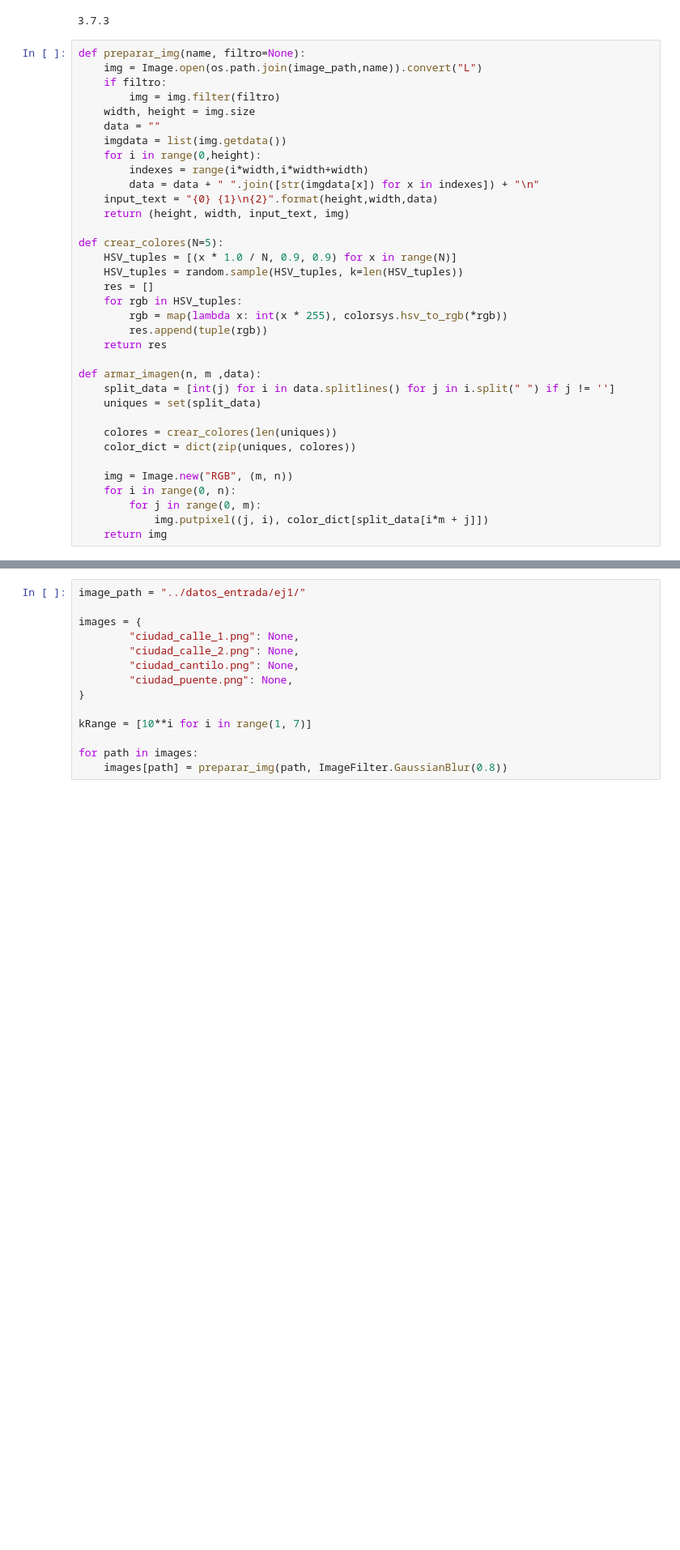
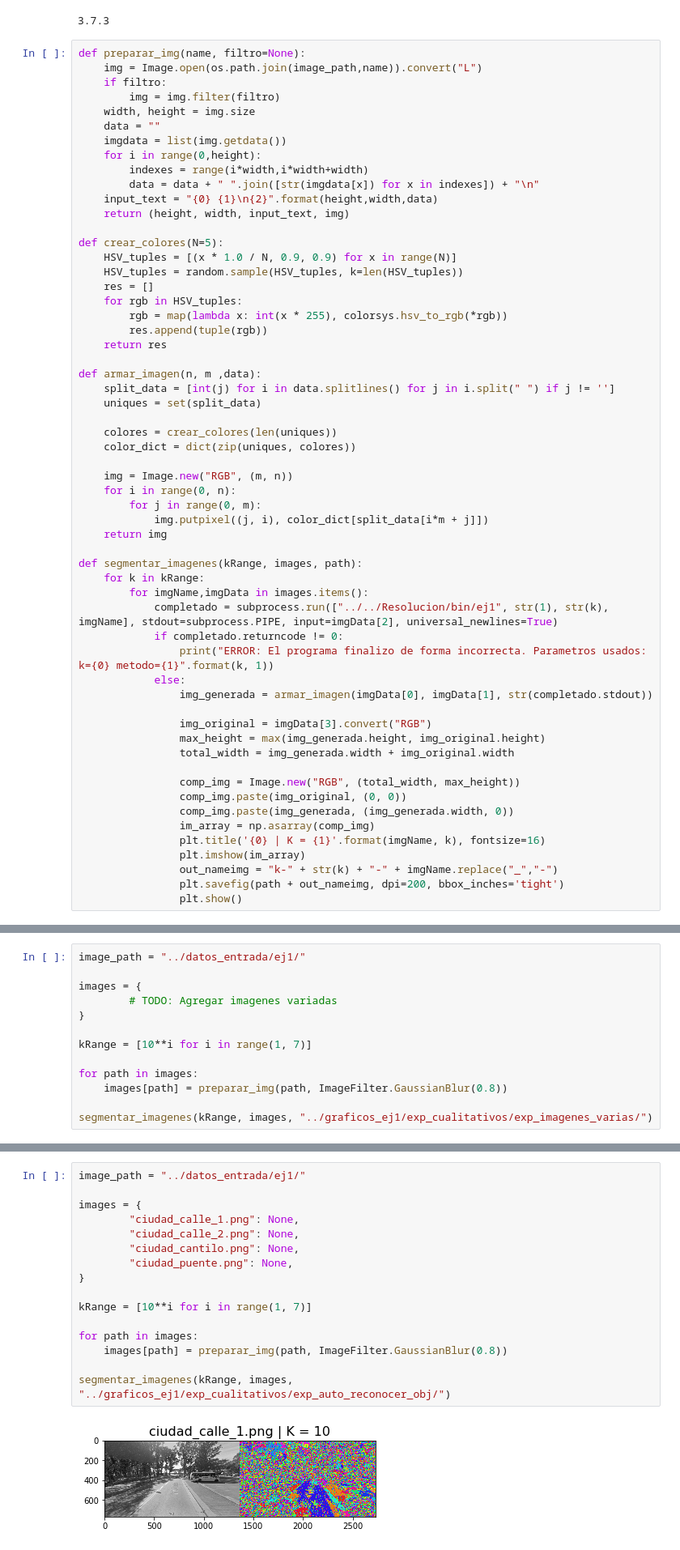
Before and after one commit to chino117/Algo3-TP2, a Jupyter notebook: Experimentacion/ej1/exp3_cualitativo_autos.ipynb, the cells around one changed output, grey strips where cells are left out. Shown: that part at 81% size. Saved outputs shown, nothing was run; the diff lists cells and outputs as text; blank space fills up the shorter version.

Commit message:
Empece a agregar lo del nuevo experimento de segmentacion

```diff
--- a/Experimentacion/ej1/exp3_cualitativo_autos.ipynb
+++ b/Experimentacion/ej1/exp3_cualitativo_autos.ipynb
@@ -47,3 +47,26 @@ def armar_imagen(n, m ,data):
         for j in range(0, m):
             img.putpixel((j, i), color_dict[split_data[i*m + j]])
     return img
+
+def segmentar_imagenes(kRange, images, path):
+    for k in kRange:
+        for imgName,imgData in images.items():
+            completado = subprocess.run(["../../Resolucion/bin/ej1", str(1), str(k), imgName], stdout=subprocess.PIPE, input=imgData[2], universal_newlines=True)
+            if completado.returncode != 0:
+                print("ERROR: El programa finalizo de forma incorrecta. Parametros usados: k={0} metodo={1}".format(k, 1))
+            else:
+                img_generada = armar_imagen(imgData[0], imgData[1], str(completado.stdout))
+
+                img_original = imgData[3].convert("RGB")
+                max_height = max(img_generada.height, img_original.height)
+                total_width = img_generada.width + img_original.width
+
+                comp_img = Image.new("RGB", (total_width, max_height))
+                comp_img.paste(img_original, (0, 0))
+                comp_img.paste(img_generada, (img_generada.width, 0))
+                im_array = np.asarray(comp_img)
+                plt.title('{0} | K = {1}'.format(imgName, k), fontsize=16)
+                plt.imshow(im_array)
+                out_nameimg = "k-" + str(k) + "-" + imgName.replace("_","-")
+                plt.savefig(path + out_nameimg, dpi=200, bbox_inches='tight')
+                plt.show()
@@ -49,0 +75,13 @@ def armar_imagen(n, m ,data):
+# %%
+image_path = "../datos_entrada/ej1/"
+
+images = {
+        # TODO: Agregar imagenes variadas
+}
+
+kRange = [10**i for i in range(1, 7)]
+
+for path in images:
+    images[path] = preparar_img(path, ImageFilter.GaussianBlur(0.8))
+
+segmentar_imagenes(kRange, images, "../graficos_ej1/exp_cualitativos/exp_imagenes_varias/")
@@ -50,14 +90,18 @@ def armar_imagen(n, m ,data):
 # %%
 image_path = "../datos_entrada/ej1/"
 
 images = {
         "ciudad_calle_1.png": None,
         "ciudad_calle_2.png": None,
         "ciudad_cantilo.png": None,
         "ciudad_puente.png": None,
 }
 
 kRange = [10**i for i in range(1, 7)]
 
 for path in images:
     images[path] = preparar_img(path, ImageFilter.GaussianBlur(0.8))
+
+segmentar_imagenes(kRange, images, "../graficos_ej1/exp_cualitativos/exp_auto_reconocer_obj/")
+# %% [output]
+[figure, added]
```
Also changed, not shown: parts of 4 cells of this notebook, 2 other files.
